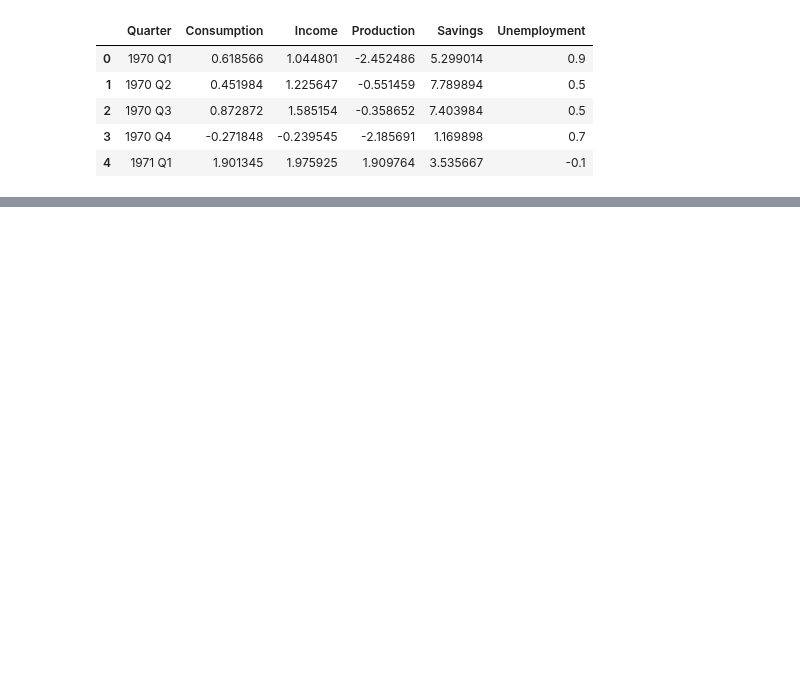
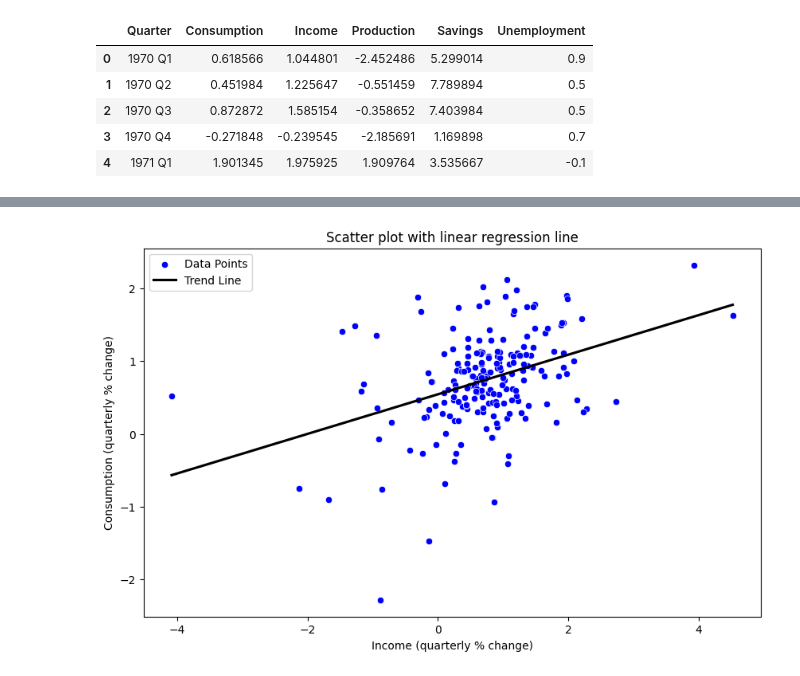
Before and after one commit to DavidGuzzi/TSA, a Jupyter notebook: Forecasting Principles and Practice 3rd/2/7.ipynb, the cells around one changed output, grey strips where cells are left out. Drawn from its saved outputs; the diff is of its cells as text; code cells hidden in the pictures; blank space fills up the shorter version.

```diff
--- a/Forecasting Principles and Practice 3rd/2/7.ipynb
+++ b/Forecasting Principles and Practice 3rd/2/7.ipynb
@@ -23,0 +56,24 @@ ValueError: 'q' is a bad directive in format '%Y/%q'
+# %%
+import seaborn as sns
+import matplotlib.pyplot as plt
+
+# Configuramos el gráfico
+plt.figure(figsize=(10, 6))
+
+# Gráfico de dispersión con color para los puntos
+sns.scatterplot(data=df, x='Income', y='Consumption', color='blue', label='Data Points')
+
+# Línea de regresión con color diferente
+sns.regplot(data=df, x='Income', y='Consumption', scatter=False, color='black', ci=None, label='Trend Line')
+
+# Etiquetas
+plt.ylabel("Consumption (quarterly % change)")
+plt.xlabel("Income (quarterly % change)")
+plt.title("Scatter plot with linear regression line")
+
+# Agregamos la leyenda
+plt.legend()
+
+plt.show()
+# %% [output]
+[figure, added]
```
Also changed, not shown: parts of 4 cells of this notebook.
